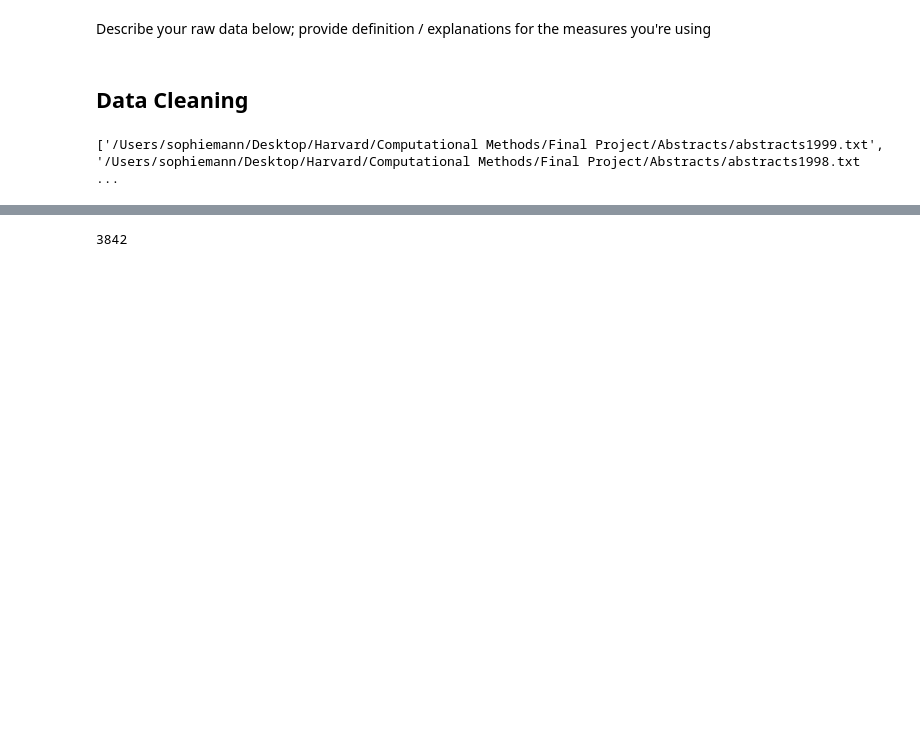
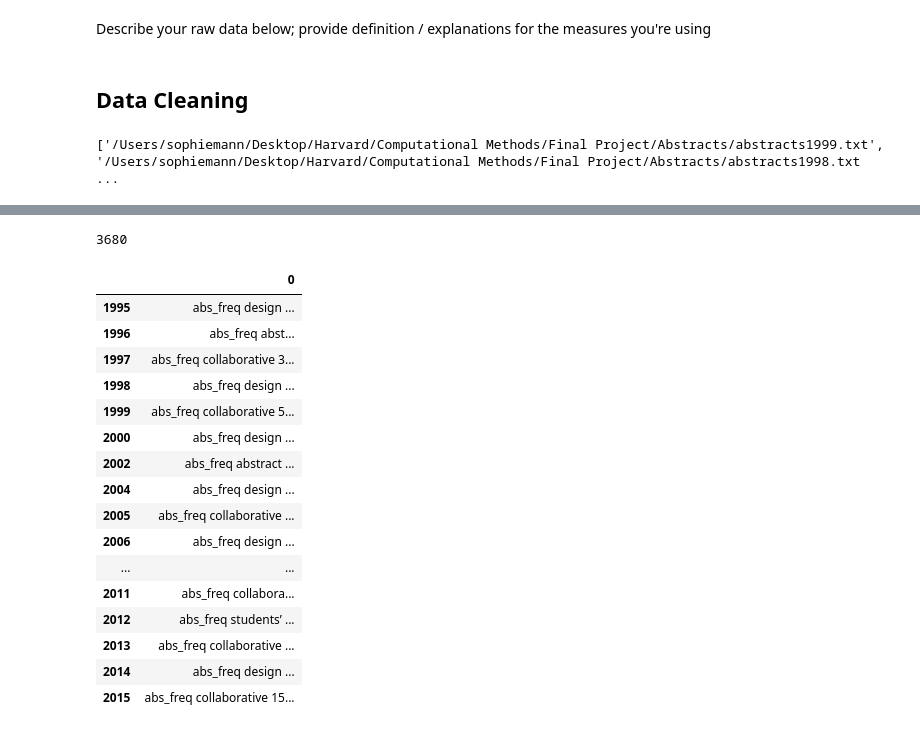
Before and after one commit to hgse-s435/final-project-sophiemann, a Jupyter notebook: Wee9-Final-Project.ipynb, the cells around one changed output, grey strips where cells are left out. Cells and saved outputs as stored; diff of their text form; code cells hidden in the pictures; blank space fills up the shorter version.

```diff
--- a/Wee9-Final-Project.ipynb
+++ b/Wee9-Final-Project.ipynb
@@ -56,6 +52,6 @@ print(abstracts['1999'])
 # %%
-for year, list_of_abstracts in abstracts.items():
+for year, list_of_abstracts in year_abstracts.items():
     for i, abstract in enumerate(list_of_abstracts):
         list_of_abstracts[i] = list_of_abstracts[i].lower()
-        print(list_of_abstracts[0])
+print(list_of_abstracts[0])
 # %% [output]
@@ -186,9 +208,10 @@ print(list_of_abstracts[50])
 import math
 import numpy as np
 # %%
-def get_vocabulary(list_of_abstracts):
+abstract_list = list(year_abstracts[year])
+def get_vocabulary(abstract_list):
     voc = []
-    for abstract in list_of_abstracts:
+    for abstract in abstract_list:
         for word in abstract.split():
             if word not in voc:
                 voc.append(word)
@@ -196,9 +219,29 @@ def get_vocabulary(list_of_abstracts):
     voc.sort()
     return voc
 
-# Then print the length of your vocabulary (it should be
-# around 5500 words)
-vocabulary = get_vocabulary(list_of_abstracts)
+# # # Then print the length of your vocabulary
+vocabulary = get_vocabulary(abstract_list)
 print(len(vocabulary))
 # %% [output]
-3842
+3680
+# %%
+wordsdf = pd.DataFrame.from_dict(word_dfs, orient='index')
+wordsdf
+# %% [output]
+|  | 0 |
+| 1995 | abs_freq design ... |
+| 1996 | abs_freq abst... |
+| 1997 | abs_freq collaborative 3... |
+| 1998 | abs_freq design ... |
+| 1999 | abs_freq collaborative 5... |
+| 2000 | abs_freq design ... |
+| 2002 | abs_freq abstract ... |
+| 2004 | abs_freq design ... |
+| 2005 | abs_freq collaborative ... |
+| 2006 | abs_freq design ... |
+| ... | ... |
+| 2011 | abs_freq collabora... |
+| 2012 | abs_freq students’ ... |
+| 2013 | abs_freq collaborative ... |
+| 2014 | abs_freq design ... |
+| 2015 | abs_freq collaborative 15... |
```
Also changed, not shown: parts of 47 cells of this notebook.
